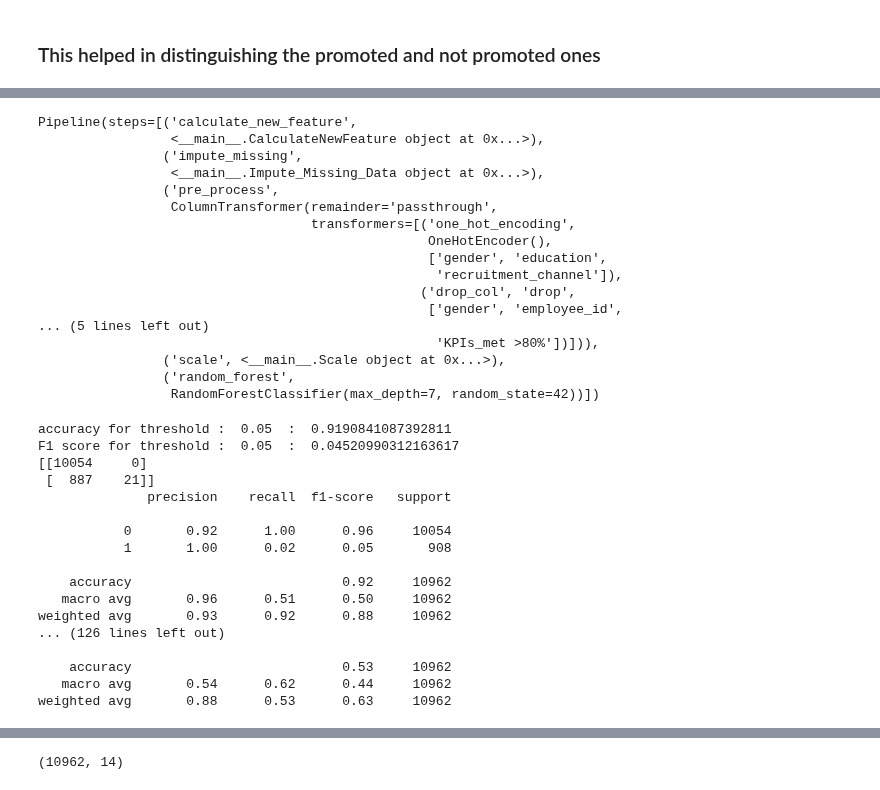
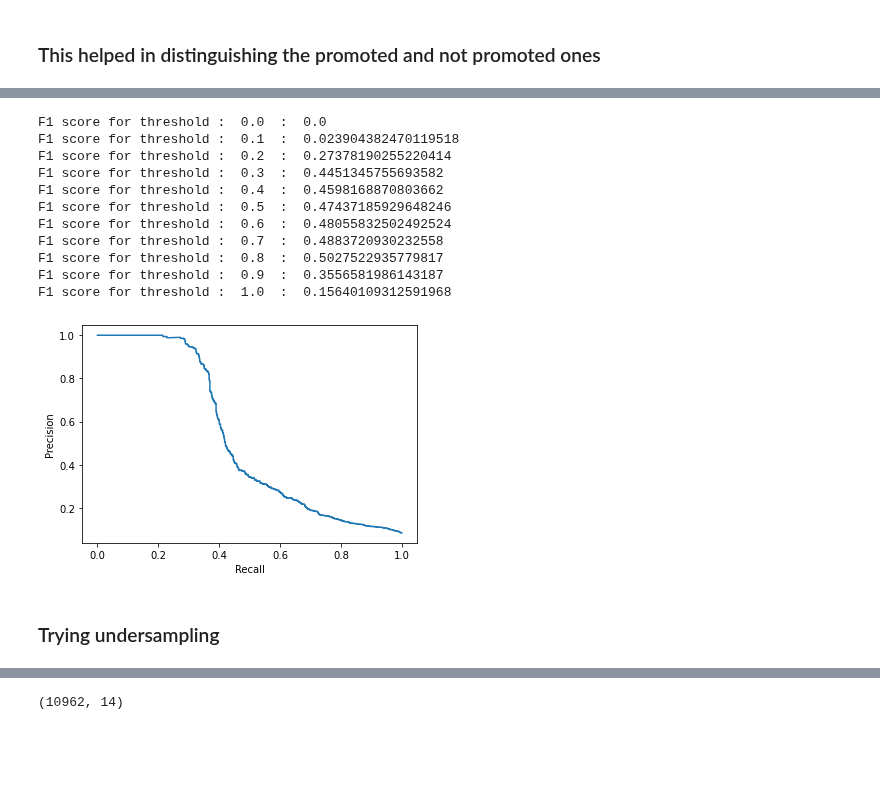
Before and after one commit to Baibhav19/HR_Analytics, a Jupyter notebook: notebooks/HR analytics.ipynb, the cells around one changed output, grey strips where cells are left out. Cells and saved outputs as stored; diff of their text form; code cells hidden in the pictures; blank space fills up the shorter version.

```diff
--- a/notebooks/HR analytics.ipynb
+++ b/notebooks/HR analytics.ipynb
@@ -250,10 +254,10 @@ class CalculateNewFeature():
         return x['avg_training_score']/self.df_region_depart_mean_score.loc[x['region']][x['department']]
 
     def calculate_df_region_depart_KPI_avg_score(self, x):
-        try:
-            return x['KPIs_met >80%']/self.df_region_depart_KPI_avg_score.loc[x['region']][x['department']]
-        except:
+        if self.df_region_depart_KPI_avg_score.loc[x['region']][x['department']] == 0:
             return 0
+
+        return x['KPIs_met >80%']/self.df_region_depart_KPI_avg_score.loc[x['region']][x['department']]
 
     def calculate_df_region_depart_awards_won(self, x):
         try:
@@ -322,7 +326,7 @@ pip = Pipeline(steps=[('calculate_new_feature', CalculateNewFeature()),
                      ('impute_missing', Impute_Missing_Data(cat_var=cat_var, num_var=num_var)),
                      ('pre_process', pre_process),
                      ('scale', Scale()),
-                     ('random_forest', RandomForestClassifier(random_state=42, n_estimators=100, max_depth=6))
+                     ('random_forest', RandomForestClassifier(random_state=42, n_estimators=1000, max_depth=6))
                      ])
 # %%
 parameters = {
@@ -420,54 +358,30 @@ X_train_ros, y_train_ros = ros.fit_resample(X_train, y_train)
-# %%
-pip = Pipeline(steps=[('calculate_new_feature', CalculateNewFeature()),
-                     ('impute_missing', Impute_Missing_Data(cat_var=cat_var, num_var=num_var)),
-                     ('pre_process', pre_process),
-                     ('scale', Scale()),
-                     ('random_forest', RandomForestClassifier(random_state=42, n_estimators=100, max_depth=7))
-                     ])
-# %%
-pip.fit(X_train_ros, y_train_ros)
-# %% [output]
-Pipeline(steps=[('calculate_new_feature',
-                 <__main__.CalculateNewFeature object at 0x...>),
-                ('impute_missing',
-                 <__main__.Impute_Missing_Data object at 0x...>),
-                ('pre_process',
-                 ColumnTransformer(remainder='passthrough',
-                                   transformers=[('one_hot_encoding',
-                                                  OneHotEncoder(),
-                                                  ['gender', 'education',
-                                                   'recruitment_channel']),
-                                                 ('drop_col', 'drop',
-                                                  ['gender', 'employee_id',
-... (5 lines left out)
-                                                   'KPIs_met >80%'])])),
-                ('scale', <__main__.Scale object at 0x...>),
-                ('random_forest',
-                 RandomForestClassifier(max_depth=7, random_state=42))])
 # %%
 pred_prob = pip.predict_proba(X_test)
 # %%
-for th in range(5, 60, 5):
+for th in range(0, 110, 10):
     y_pred_th = (pred_prob[:,0] <= (th/100)).astype('int')
-    print("accuracy for threshold : ", th/100, " : ", accuracy_score(y_test, y_pred_th))
+    #print("accuracy for threshold : ", th/100, " : ", accuracy_score(y_test, y_pred_th))
     print("F1 score for threshold : " ,th/100, " : ", f1_score(y_test, y_pred_th))
-    print(confusion_matrix(y_test, y_pred_th))
-    print(classification_report(y_test, y_pred_th))
+    #print(confusion_matrix(y_test, y_pred_th))
+    #print(classification_report(y_test, y_pred_th))
 # %% [output]
-accuracy for threshold :  0.05  :  0.9190841087392811
-F1 score for threshold :  0.05  :  0.04520990312163617
-[[10054     0]
- [  887    21]]
-              precision    recall  f1-score   support
-
-           0       0.92      1.00      0.96     10054
-           1       1.00      0.02      0.05       908
-
-    accuracy                           0.92     10962
-   macro avg       0.96      0.51      0.50     10962
-weighted avg       0.93      0.92      0.88     10962
-... (126 lines left out)
-
-    accuracy                           0.53     10962
-   macro avg       0.54      0.62      0.44     10962
-weighted avg       0.88      0.53      0.63     10962
+F1 score for threshold :  0.0  :  0.0
+F1 score for threshold :  0.1  :  0.023904382470119518
+F1 score for threshold :  0.2  :  0.27378190255220414
+F1 score for threshold :  0.3  :  0.4451345755693582
+F1 score for threshold :  0.4  :  0.4598168870803662
+F1 score for threshold :  0.5  :  0.47437185929648246
+F1 score for threshold :  0.6  :  0.48055832502492524
+F1 score for threshold :  0.7  :  0.4883720930232558
+F1 score for threshold :  0.8  :  0.5027522935779817
+F1 score for threshold :  0.9  :  0.3556581986143187
+F1 score for threshold :  1.0  :  0.15640109312591968
+# %%
+pre,rec,th = precision_recall_curve(y_test,pred_prob[:,1])
+plt.plot(rec,pre)
+plt.xlabel('Recall')
+plt.ylabel('Precision');
+# %% [output]
+[figure, added]
+# %% [markdown]
+### Trying undersampling
```
Also changed, not shown: parts of 60 cells of this notebook, 1 other file.
